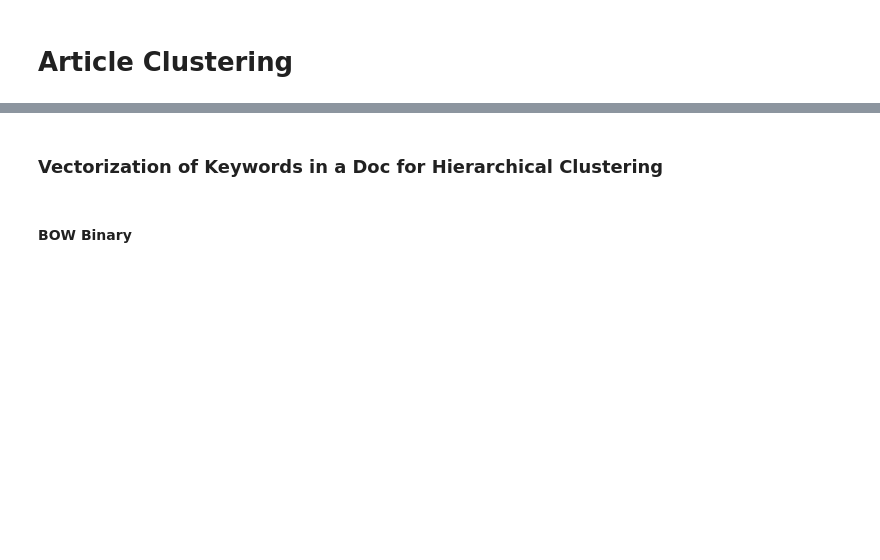
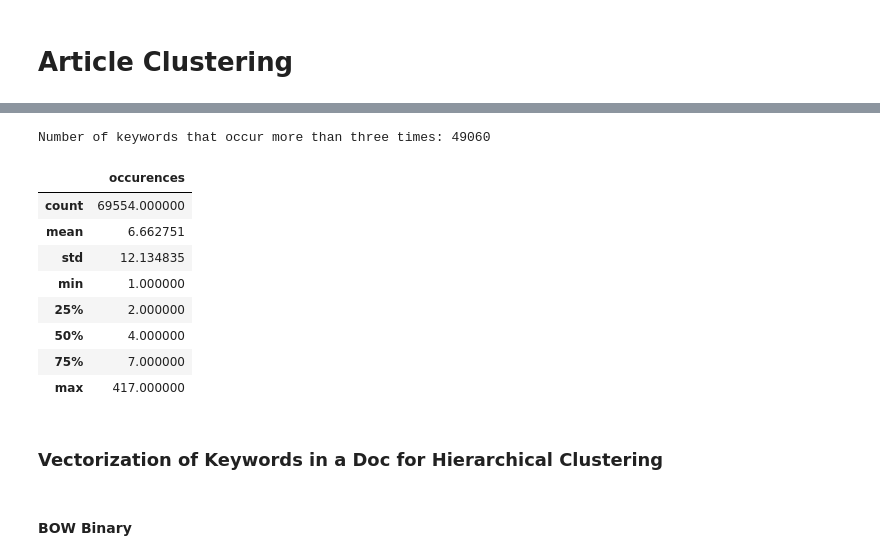
Before and after one commit to Learningchipmunk/Keywords-Ordering, a Jupyter notebook: Article_Clustering_Experiment.ipynb, the cells around one changed output, grey strips where cells are left out. Saved outputs shown, nothing was run; the diff lists cells and outputs as text; code cells hidden in the pictures; blank space fills up the shorter version.

Commit message:
Added keywords stats and experimented with 10k and 30k keywords.

```diff
--- a/Article_Clustering_Experiment.ipynb
+++ b/Article_Clustering_Experiment.ipynb
@@ -75,3 +75,20 @@ kw_agg_df.tail()
+# %%
+num_kw_above_3 = kw_agg_df[kw_agg_df['occurences'] >=3].shape[0]
+print("Number of keywords that occur more than three times:", num_kw_above_3)
+# %% [output]
+Number of keywords that occur more than three times: 49060
+# %%
+kw_agg_df.describe()
+# %% [output]
+|  | occurences |
+| count | 69554.000000 |
+| mean | 6.662751 |
+| std | 12.134835 |
+| min | 1.000000 |
+| 25% | 2.000000 |
+| 50% | 4.000000 |
+| 75% | 7.000000 |
+| max | 417.000000 |
 # %% [markdown]
 ### Vectorization of Keywords in a Doc for Hierarchical Clustering
 # %% [markdown]
```
Also changed, not shown: parts of 24 cells of this notebook.
